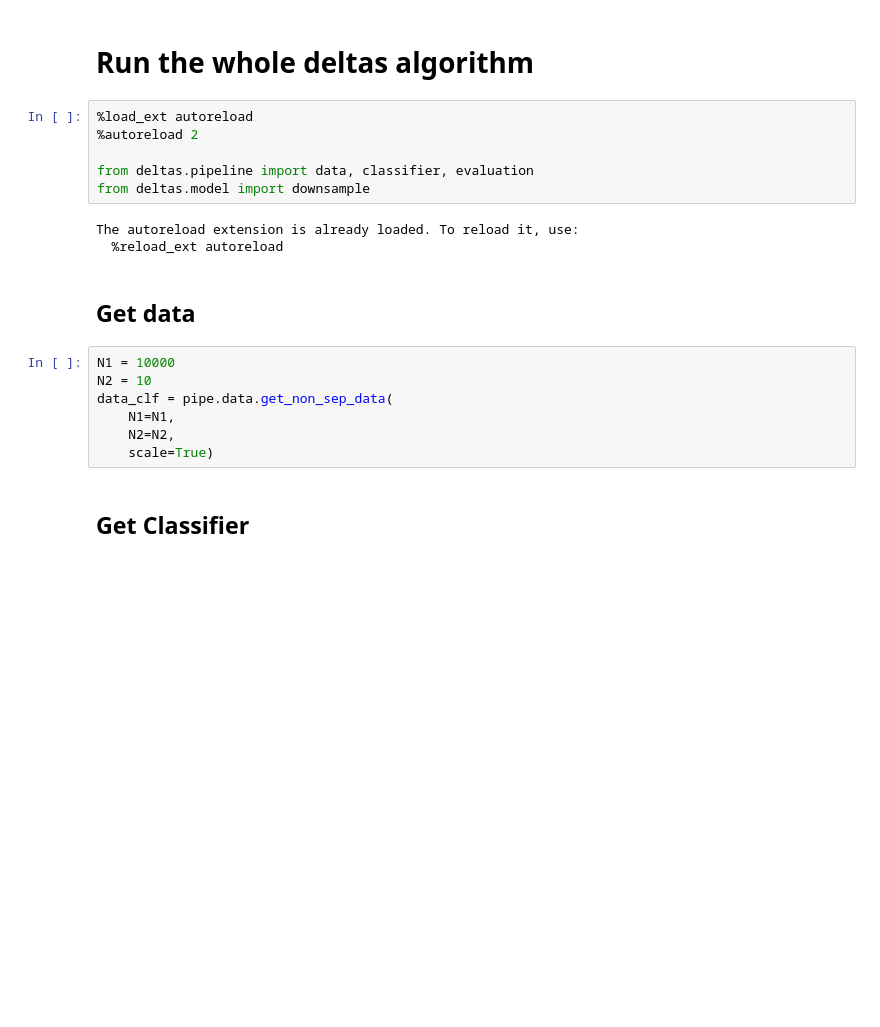
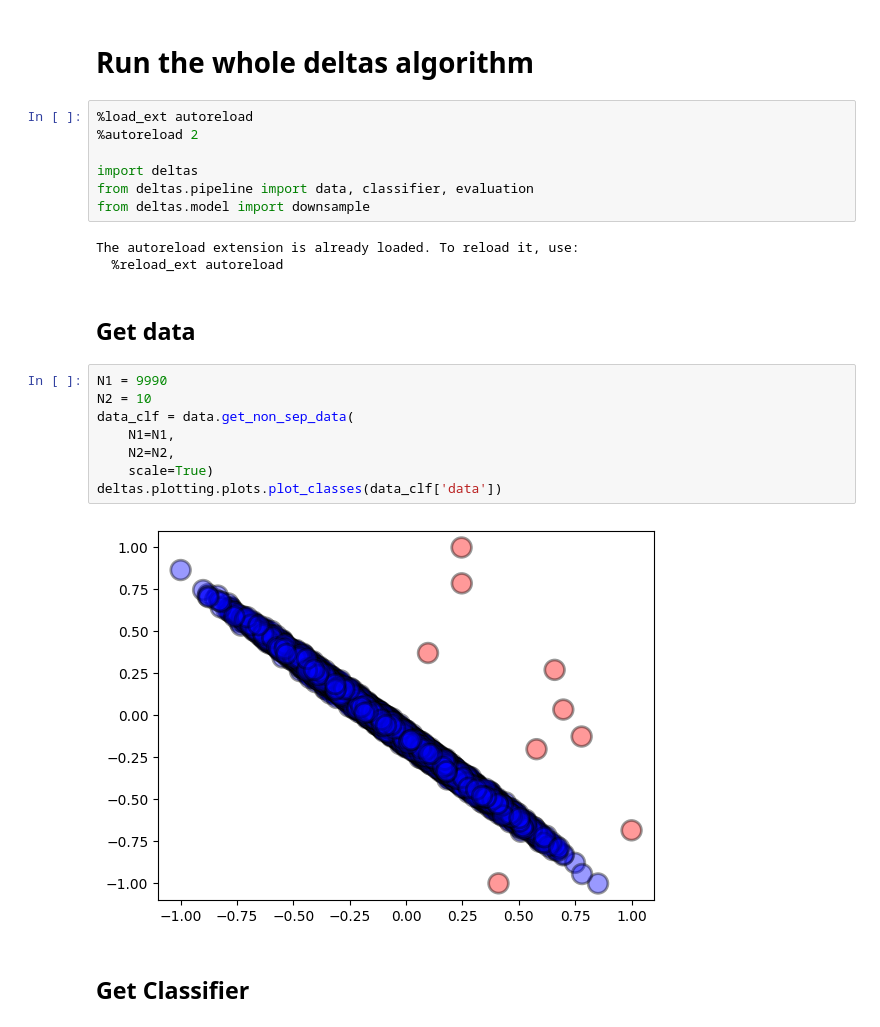
Before and after one commit to mattclifford1/linear_confidence, a Jupyter notebook: notebooks/downsample.ipynb, the cells around one changed output. Cells and saved outputs as stored; diff of their text form; blank space fills up the shorter version.

```diff
--- a/notebooks/downsample.ipynb
+++ b/notebooks/downsample.ipynb
@@ -4,6 +4,7 @@
 %load_ext autoreload
 %autoreload 2
 
+import deltas
 from deltas.pipeline import data, classifier, evaluation
 from deltas.model import downsample
 # %% [output]
@@ -12,12 +13,15 @@ The autoreload extension is already loaded. To reload it, use:
 # %% [markdown]
 ## Get data
 # %%
-N1 = 10000
+N1 = 9990
 N2 = 10
-data_clf = pipe.data.get_non_sep_data(
+data_clf = data.get_non_sep_data(
     N1=N1,
     N2=N2,
     scale=True)
+deltas.plotting.plots.plot_classes(data_clf['data'])
+# %% [output]
+[figure, added]
 # %% [markdown]
 ## Get Classifier
 # %%
```
Also changed, not shown: parts of 4 cells of this notebook, 7 other files.
